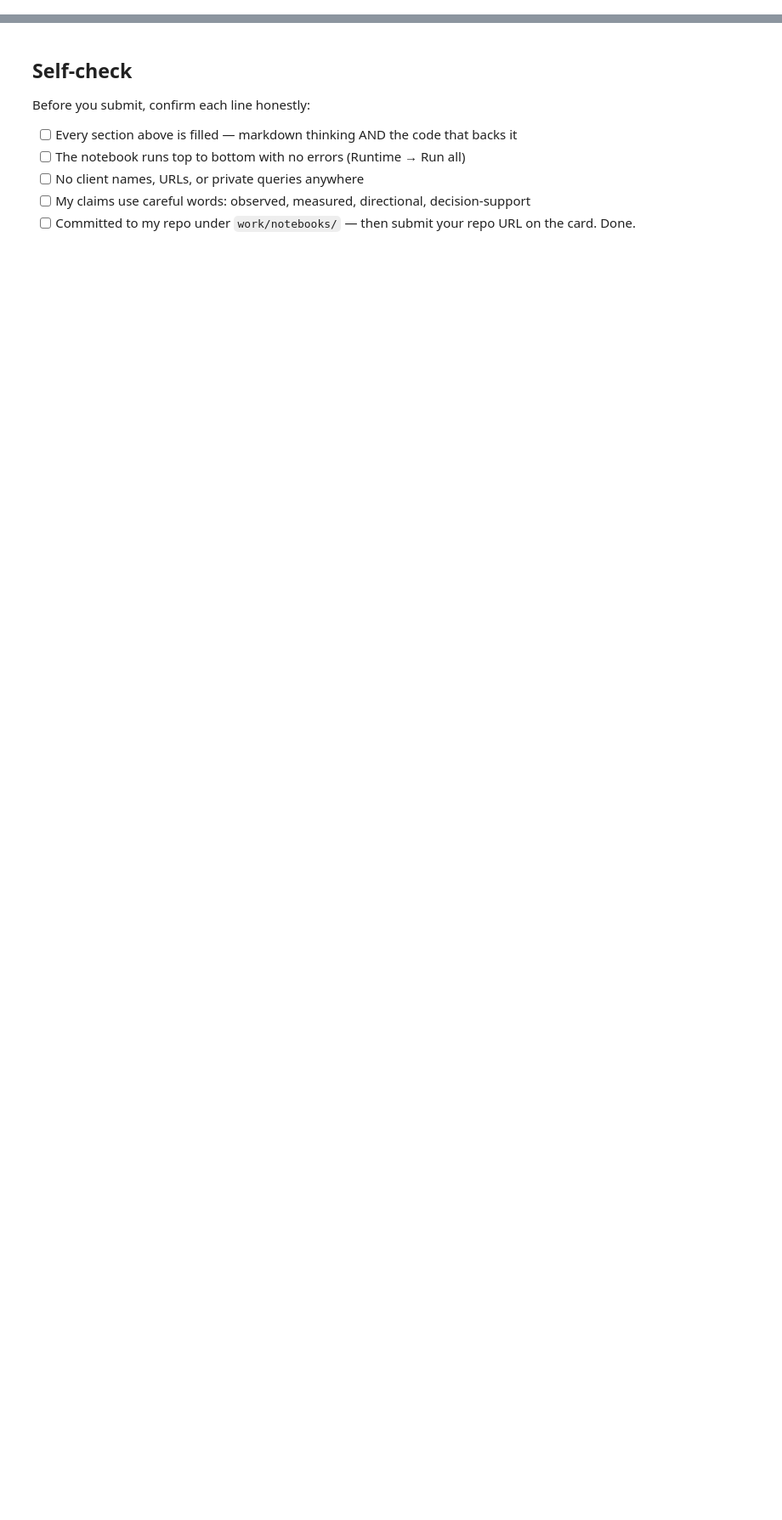
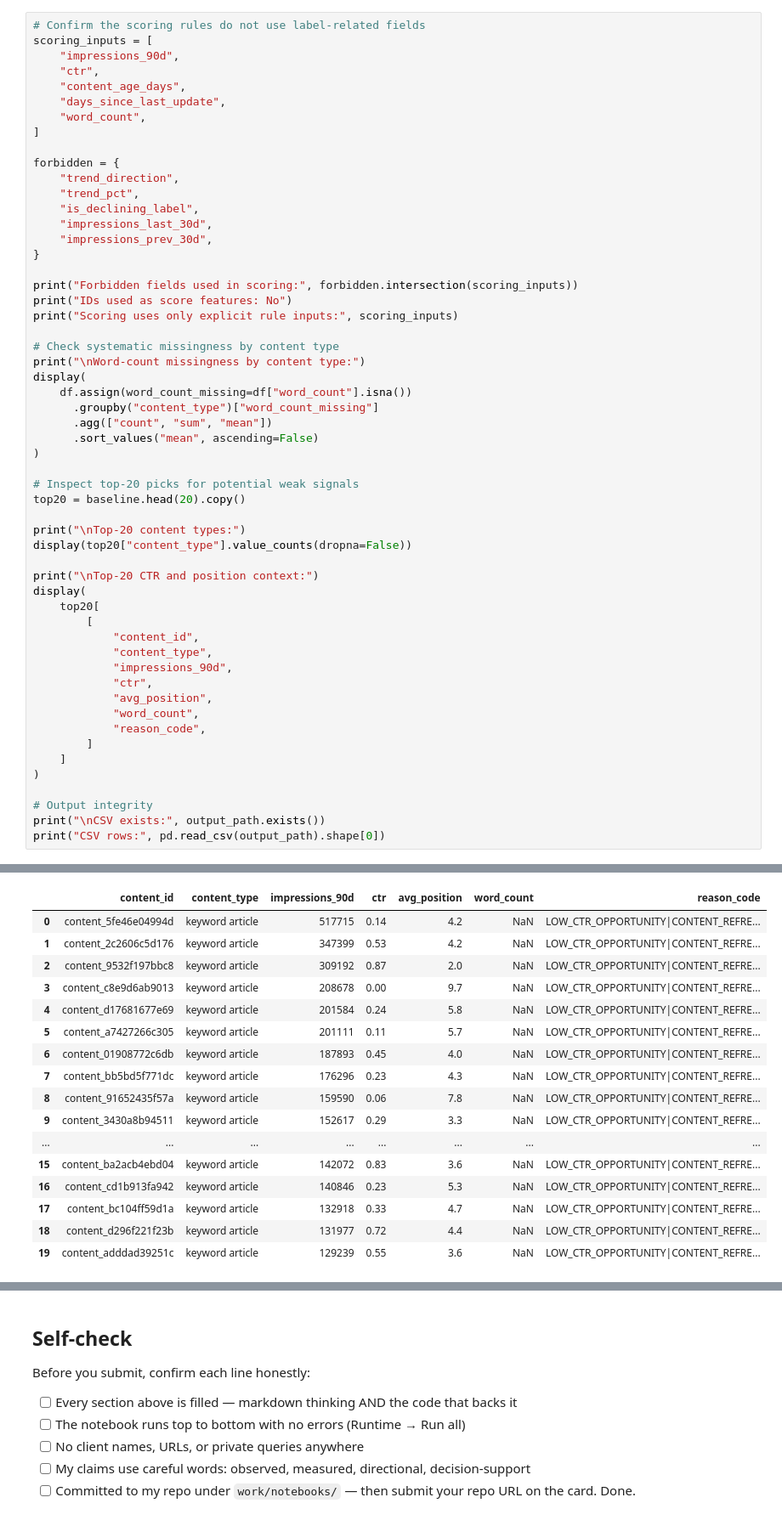
Before and after one commit to vishalseries7030/flyrank-ml-internship, a Jupyter notebook: work/notebooks/w04_baseline_score.ipynb, the cells around one changed output, grey strips where cells are left out. Shown at 85% size. Saved outputs shown, nothing was run; the diff lists cells and outputs as text; blank space fills up the shorter version.

```diff
--- a/work/notebooks/w04_baseline_score.ipynb
+++ b/work/notebooks/w04_baseline_score.ipynb
@@ -36,0 +356,56 @@ This skeleton is yours to fill. Work the sections **in order** — each one has
+# %%
+# Confirm the scoring rules do not use label-related fields
+scoring_inputs = [
+    "impressions_90d",
+    "ctr",
+    "content_age_days",
+    "days_since_last_update",
+    "word_count",
+]
+
+forbidden = {
+    "trend_direction",
+    "trend_pct",
+    "is_declining_label",
+    "impressions_last_30d",
+    "impressions_prev_30d",
+}
+
+print("Forbidden fields used in scoring:", forbidden.intersection(scoring_inputs))
+print("IDs used as score features: No")
+print("Scoring uses only explicit rule inputs:", scoring_inputs)
+
+# Check systematic missingness by content type
+print("\nWord-count missingness by content type:")
+display(
+    df.assign(word_count_missing=df["word_count"].isna())
+      .groupby("content_type")["word_count_missing"]
+      .agg(["count", "sum", "mean"])
+      .sort_values("mean", ascending=False)
+)
+
+# Inspect top-20 picks for potential weak signals
+top20 = baseline.head(20).copy()
+
+print("\nTop-20 content types:")
+display(top20["content_type"].value_counts(dropna=False))
+
+print("\nTop-20 CTR and position context:")
+display(
+    top20[
+        [
+            "content_id",
+            "content_type",
+            "impressions_90d",
+            "ctr",
+            "avg_position",
+            "word_count",
+            "reason_code",
+        ]
+    ]
+)
+
+# Output integrity
+print("\nCSV exists:", output_path.exists())
+print("CSV rows:", pd.read_csv(output_path).shape[0])
+# %% [output]
@@ -36,0 +428,17 @@ This skeleton is yours to fill. Work the sections **in order** — each one has
+|  | content_id | content_type | impressions_90d | ctr | avg_position | word_count | reason_code |
+| 0 | content_5fe46e04994d | keyword article | 517715 | 0.14 | 4.2 | NaN | LOW_CTR_OPPORTUNITY|CONTENT_REFRE... |
+| 1 | content_2c2606c5d176 | keyword article | 347399 | 0.53 | 4.2 | NaN | LOW_CTR_OPPORTUNITY|CONTENT_REFRE... |
+| 2 | content_9532f197bbc8 | keyword article | 309192 | 0.87 | 2.0 | NaN | LOW_CTR_OPPORTUNITY|CONTENT_REFRE... |
+| 3 | content_c8e9d6ab9013 | keyword article | 208678 | 0.00 | 9.7 | NaN | LOW_CTR_OPPORTUNITY|CONTENT_REFRE... |
+| 4 | content_d17681677e69 | keyword article | 201584 | 0.24 | 5.8 | NaN | LOW_CTR_OPPORTUNITY|CONTENT_REFRE... |
+| 5 | content_a7427266c305 | keyword article | 201111 | 0.11 | 5.7 | NaN | LOW_CTR_OPPORTUNITY|CONTENT_REFRE... |
+| 6 | content_01908772c6db | keyword article | 187893 | 0.45 | 4.0 | NaN | LOW_CTR_OPPORTUNITY|CONTENT_REFRE... |
+| 7 | content_bb5bd5f771dc | keyword article | 176296 | 0.23 | 4.3 | NaN | LOW_CTR_OPPORTUNITY|CONTENT_REFRE... |
+| 8 | content_91652435f57a | keyword article | 159590 | 0.06 | 7.8 | NaN | LOW_CTR_OPPORTUNITY|CONTENT_REFRE... |
+| 9 | content_3430a8b94511 | keyword article | 152617 | 0.29 | 3.3 | NaN | LOW_CTR_OPPORTUNITY|CONTENT_REFRE... |
+| ... | ... | ... | ... | ... | ... | ... | ... |
+| 15 | content_ba2acb4ebd04 | keyword article | 142072 | 0.83 | 3.6 | NaN | LOW_CTR_OPPORTUNITY|CONTENT_REFRE... |
+| 16 | content_cd1b913fa942 | keyword article | 140846 | 0.23 | 5.3 | NaN | LOW_CTR_OPPORTUNITY|CONTENT_REFRE... |
+| 17 | content_bc104ff59d1a | keyword article | 132918 | 0.33 | 4.7 | NaN | LOW_CTR_OPPORTUNITY|CONTENT_REFRE... |
+| 18 | content_d296f221f23b | keyword article | 131977 | 0.72 | 4.4 | NaN | LOW_CTR_OPPORTUNITY|CONTENT_REFRE... |
+| 19 | content_adddad39251c | keyword article | 129239 | 0.55 | 3.6 | NaN | LOW_CTR_OPPORTUNITY|CONTENT_REFRE... |
```
Also changed, not shown: parts of 22 cells of this notebook.
